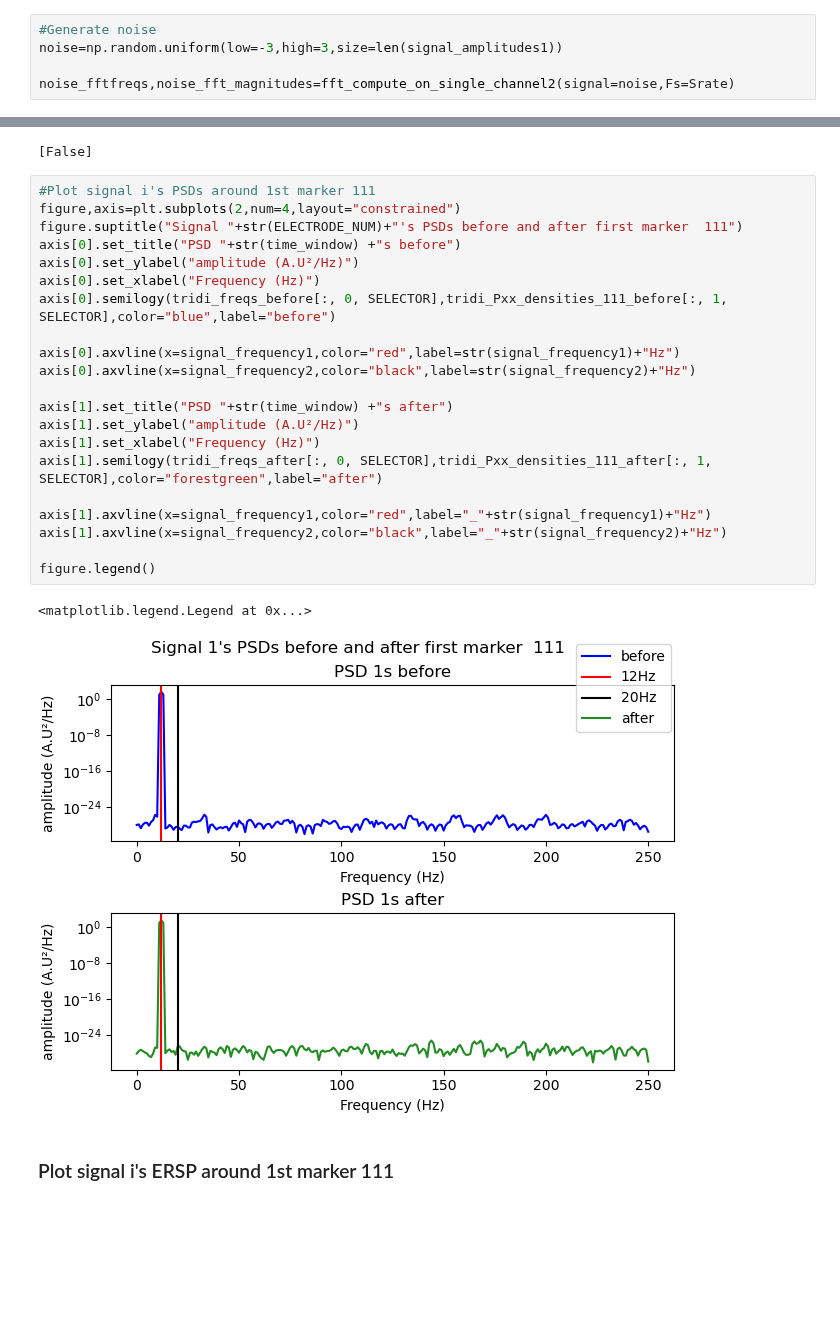
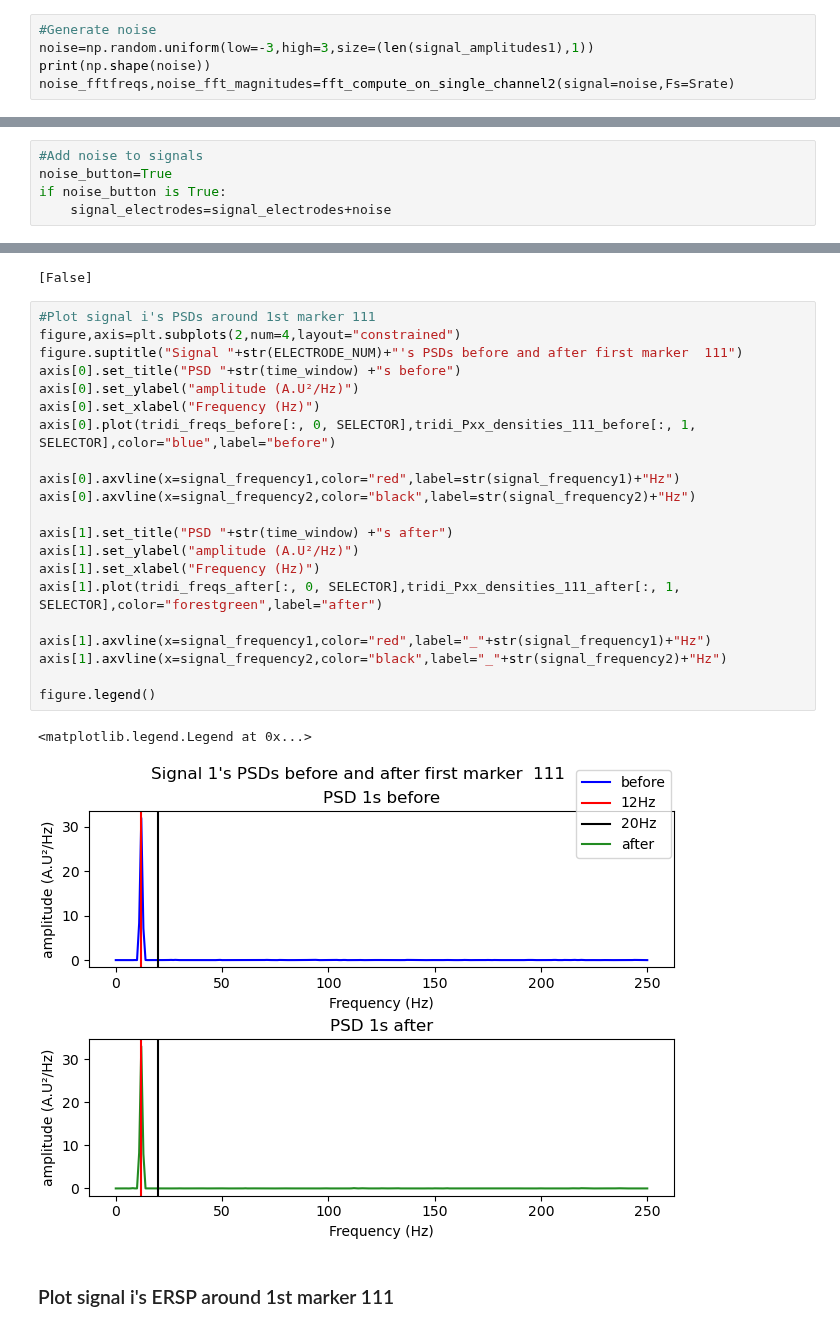
Before and after one commit to iwissemben/Stage_Signal_Physio, a Jupyter notebook: SRC/ERSP_artificial.ipynb, the cells around one changed output, grey strips where cells are left out. Saved outputs shown, nothing was run; the diff lists cells and outputs as text; blank space fills up the shorter version.

Commit message:
add option to add random uniform noise to signals

```diff
--- a/SRC/ERSP_artificial.ipynb
+++ b/SRC/ERSP_artificial.ipynb
@@ -101,6 +102,6 @@ marker_timestamps=np.array([(change_time-3,100),(change_time,111),(change_time+3
 ### Generate noise <a   name="noise"></a>
 # %%
 #Generate noise
-noise=np.random.uniform(low=-3,high=3,size=len(signal_amplitudes1))
-
+noise=np.random.uniform(low=-3,high=3,size=(len(signal_amplitudes1),1))
+print(np.shape(noise))
 noise_fftfreqs,noise_fft_magnitudes=fft_compute_on_single_channel2(signal=noise,Fs=Srate)
@@ -120,3 +125,8 @@ Text(0.5, 0.98, 'Noise signal: Time plot and FFT')
+# %%
+#Add noise to signals
+noise_button=True
+if noise_button is True:
+    signal_electrodes=signal_electrodes+noise
 # %% [markdown]
 ### Signal selector and time plot <a   name="timeplot"></a>
 # %%
@@ -193,27 +203,27 @@ print(np.unique (tridi_Pxx_densities_111_before==tridi_Pxx_densities_111_after))
 # %%
 #Plot signal i's PSDs around 1st marker 111
 figure,axis=plt.subplots(2,num=4,layout="constrained")
 figure.suptitle("Signal "+str(ELECTRODE_NUM)+"'s PSDs before and after first marker  111")
 axis[0].set_title("PSD "+str(time_window) +"s before")
 axis[0].set_ylabel("amplitude (A.U²/Hz)")
 axis[0].set_xlabel("Frequency (Hz)")
-axis[0].semilogy(tridi_freqs_before[:, 0, SELECTOR],tridi_Pxx_densities_111_before[:, 1, SELECTOR],color="blue",label="before")
+axis[0].plot(tridi_freqs_before[:, 0, SELECTOR],tridi_Pxx_densities_111_before[:, 1, SELECTOR],color="blue",label="before")
 
 axis[0].axvline(x=signal_frequency1,color="red",label=str(signal_frequency1)+"Hz")
 axis[0].axvline(x=signal_frequency2,color="black",label=str(signal_frequency2)+"Hz")
 
 axis[1].set_title("PSD "+str(time_window) +"s after")
 axis[1].set_ylabel("amplitude (A.U²/Hz)")
 axis[1].set_xlabel("Frequency (Hz)")
-axis[1].semilogy(tridi_freqs_after[:, 0, SELECTOR],tridi_Pxx_densities_111_after[:, 1, SELECTOR],color="forestgreen",label="after")
+axis[1].plot(tridi_freqs_after[:, 0, SELECTOR],tridi_Pxx_densities_111_after[:, 1, SELECTOR],color="forestgreen",label="after")
 
 axis[1].axvline(x=signal_frequency1,color="red",label="_"+str(signal_frequency1)+"Hz")
 axis[1].axvline(x=signal_frequency2,color="black",label="_"+str(signal_frequency2)+"Hz")
 
 figure.legend()
 # %% [output]
 <matplotlib.legend.Legend at 0x...>
-[figure, old version]
+[figure, new version]
 # %% [markdown]
 ### Plot signal i's ERSP around 1st marker 111<a   name="ERSPplotold"></a>
 # %%
```
Also changed, not shown: parts of 7 cells of this notebook.
